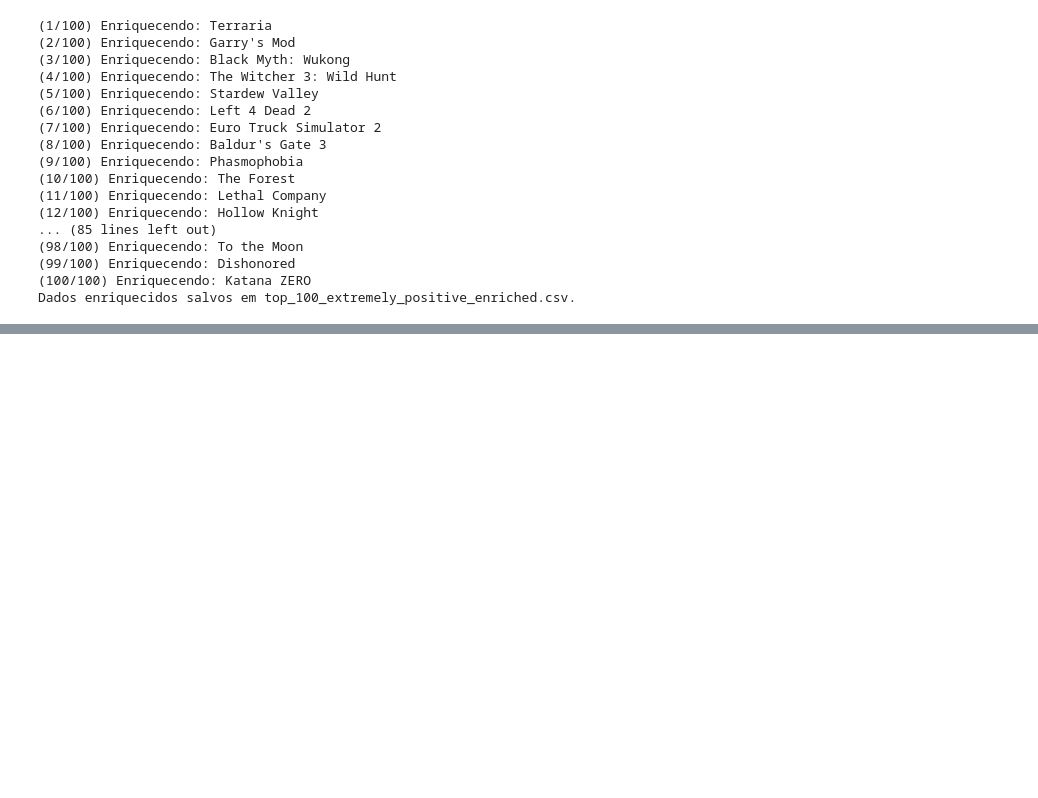
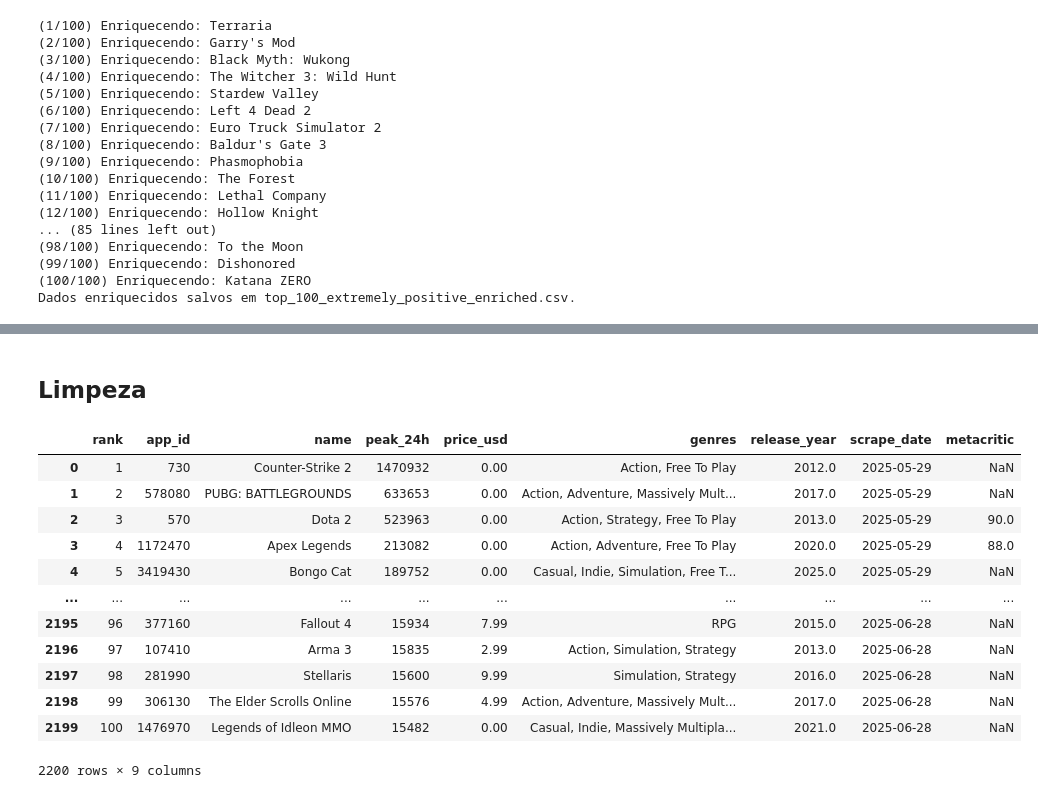
Before and after one commit to Lucasaraga0/steamVisualization, a Jupyter notebook: scrap.ipynb, the cells around one changed output, grey strips where cells are left out. Cells and saved outputs as stored; diff of their text form; code cells hidden in the pictures; blank space fills up the shorter version.

```diff
--- a/scrap.ipynb
+++ b/scrap.ipynb
@@ -550,3 +550,22 @@ bemAvaliados.head()
 | 2 | Black Myth: Wukong | 2358720 | 0 | 59.99 | USD | 2024 | Action, Adventure, RPG | Black Myth: Wukong is an action R... |
 | 3 | The Witcher 3: Wild Hunt | 292030 | 0 | 39.99 | USD | 2015 | RPG | You are Geralt of Rivia, mercenar... |
 | 4 | Stardew Valley | 413150 | 0 | 14.99 | USD | 2016 | Indie, RPG, Simulation | You've inherited your grandfather... |
+# %% [markdown]
+## Limpeza
+# %%
+final = pd.read_csv("trendingJunho_com_metacritic.csv")
+final
+# %% [output]
+|  | rank | app_id | name | peak_24h | price_usd | genres | release_year | scrape_date | metacritic |
+| 0 | 1 | 730 | Counter-Strike 2 | 1470932 | 0.00 | Action, Free To Play | 2012.0 | 2025-05-29 | NaN |
+| 1 | 2 | 578080 | PUBG: BATTLEGROUNDS | 633653 | 0.00 | Action, Adventure, Massively Mult... | 2017.0 | 2025-05-29 | NaN |
+| 2 | 3 | 570 | Dota 2 | 523963 | 0.00 | Action, Strategy, Free To Play | 2013.0 | 2025-05-29 | 90.0 |
+| 3 | 4 | 1172470 | Apex Legends | 213082 | 0.00 | Action, Adventure, Free To Play | 2020.0 | 2025-05-29 | 88.0 |
+| 4 | 5 | 3419430 | Bongo Cat | 189752 | 0.00 | Casual, Indie, Simulation, Free T... | 2025.0 | 2025-05-29 | NaN |
+| ... | ... | ... | ... | ... | ... | ... | ... | ... | ... |
+| 2195 | 96 | 377160 | Fallout 4 | 15934 | 7.99 | RPG | 2015.0 | 2025-06-28 | NaN |
+| 2196 | 97 | 107410 | Arma 3 | 15835 | 2.99 | Action, Simulation, Strategy | 2013.0 | 2025-06-28 | NaN |
+| 2197 | 98 | 281990 | Stellaris | 15600 | 9.99 | Simulation, Strategy | 2016.0 | 2025-06-28 | NaN |
+| 2198 | 99 | 306130 | The Elder Scrolls Online | 15576 | 4.99 | Action, Adventure, Massively Mult... | 2017.0 | 2025-06-28 | NaN |
+| 2199 | 100 | 1476970 | Legends of Idleon MMO | 15482 | 0.00 | Casual, Indie, Massively Multipla... | 2021.0 | 2025-06-28 | NaN |
+2200 rows × 9 columns
```
Also changed, not shown: parts of 3 cells of this notebook, 10 other files.
